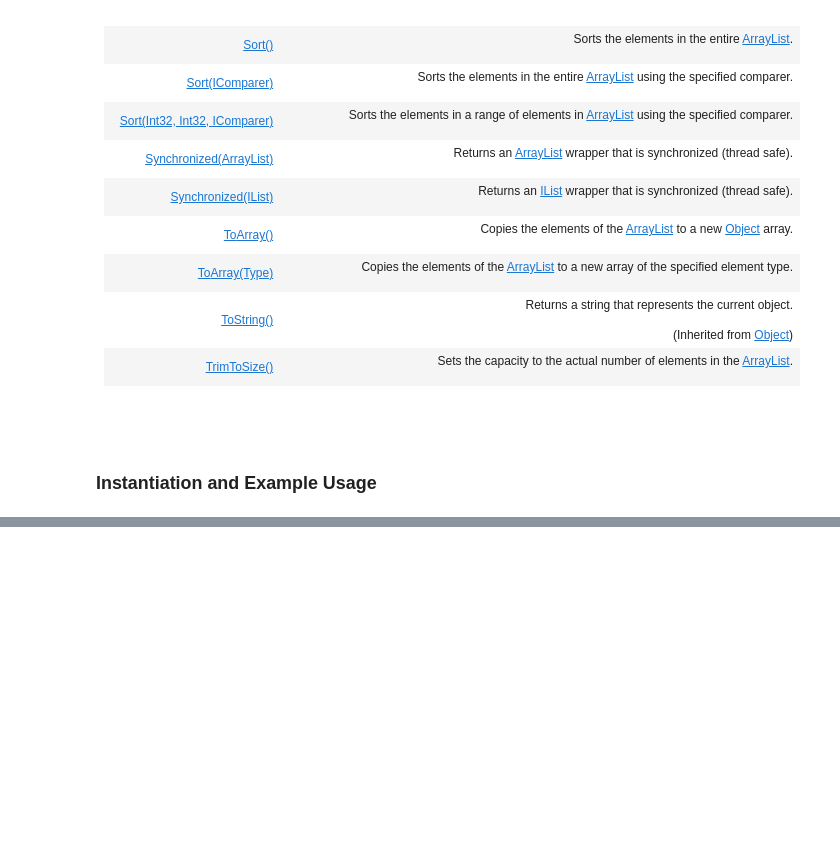
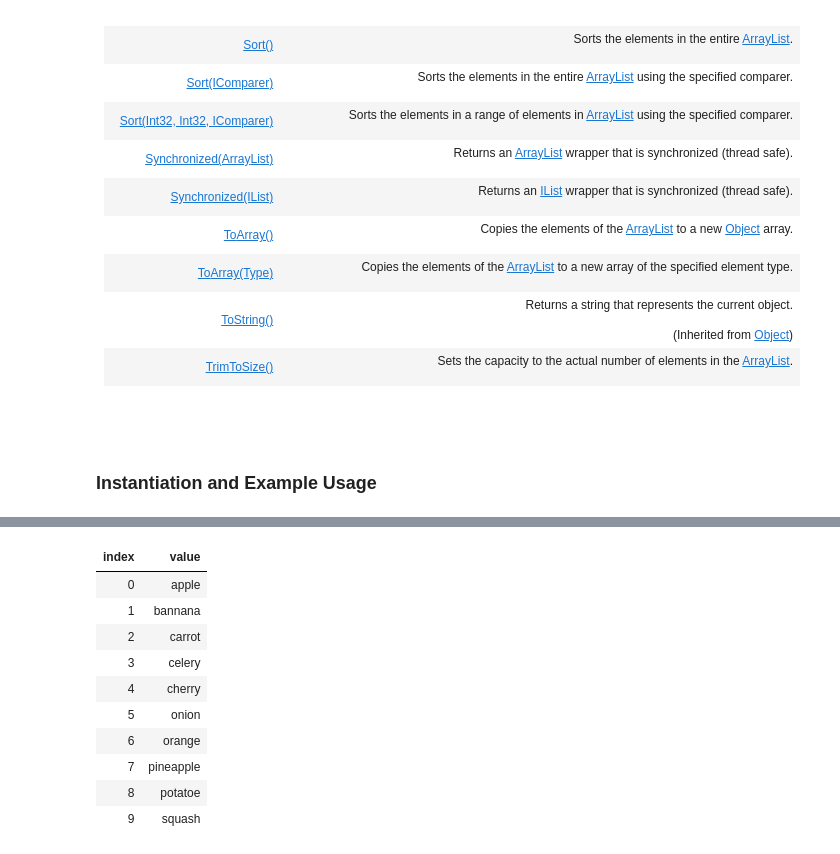
Before and after one commit to HarryJamesGreenblatt/Notes-On-C-Sharp, a Jupyter notebook: 16. Linear Data Structures/Built-In Classes/The ArrayList Class.ipynb, the cells around one changed output, grey strips where cells are left out. Saved outputs shown, nothing was run; the diff lists cells and outputs as text; code cells hidden in the pictures; blank space fills up the shorter version.

```diff
--- a/16. Linear Data Structures/Built-In Classes/The ArrayList Class.ipynb
+++ b/16. Linear Data Structures/Built-In Classes/The ArrayList Class.ipynb
@@ -614,0 +726,14 @@ Despite the immeadiate convenience this provides, the `ArrayList` **does not off
+# %%
+untypedList
+# %% [output]
+| index | value |
+| 0 | apple |
+| 1 | bannana |
+| 2 | carrot |
+| 3 | celery |
+| 4 | cherry |
+| 5 | onion |
+| 6 | orange |
+| 7 | pineapple |
+| 8 | potatoe |
+| 9 | squash |
```
Also changed, not shown: parts of 42 cells of this notebook.
